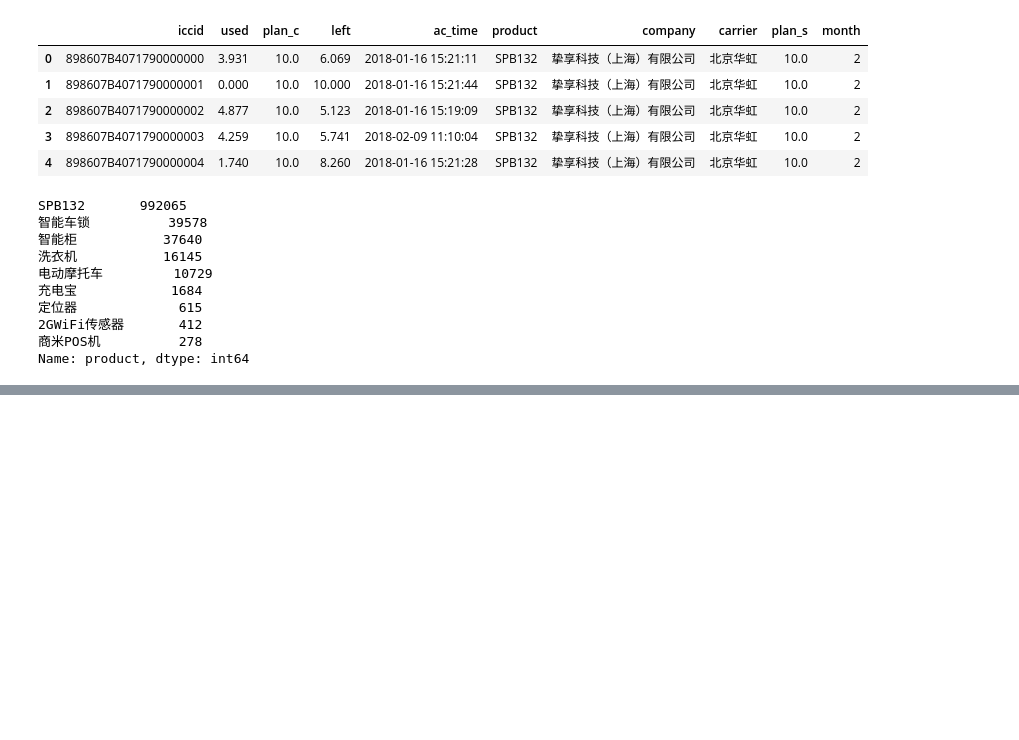
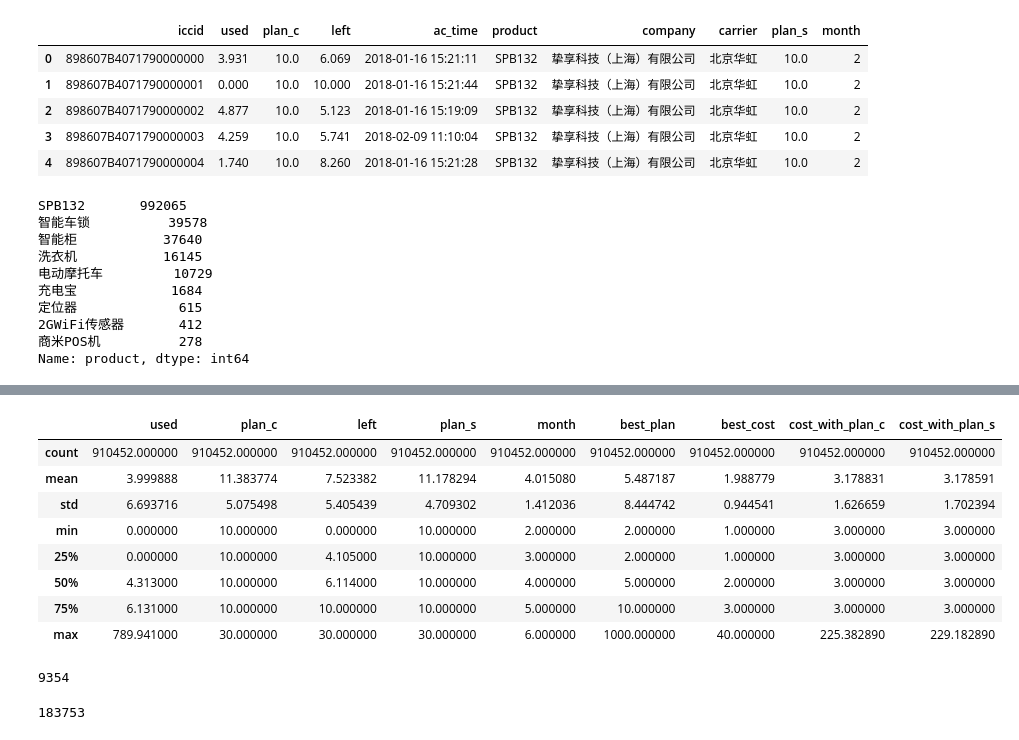
Before and after one commit to comsaint/DeviceUsageAnalysis, a Jupyter notebook: DataExplore.ipynb, the cells around one changed output, grey strips where cells are left out. Cells and saved outputs as stored; diff of their text form; code cells hidden in the pictures; blank space fills up the shorter version.

```diff
--- a/DataExplore.ipynb
+++ b/DataExplore.ipynb
@@ -40,0 +114,12 @@ Name: product, dtype: int64
+# %%
+df_hasplan.describe()
+# %% [output]
+|  | used | plan_c | left | plan_s | month | best_plan | best_cost | cost_with_plan_c | cost_with_plan_s |
+| count | 910452.000000 | 910452.000000 | 910452.000000 | 910452.000000 | 910452.000000 | 910452.000000 | 910452.000000 | 910452.000000 | 910452.000000 |
+| mean | 3.999888 | 11.383774 | 7.523382 | 11.178294 | 4.015080 | 5.487187 | 1.988779 | 3.178831 | 3.178591 |
+| std | 6.693716 | 5.075498 | 5.405439 | 4.709302 | 1.412036 | 8.444742 | 0.944541 | 1.626659 | 1.702394 |
+| min | 0.000000 | 10.000000 | 0.000000 | 10.000000 | 2.000000 | 2.000000 | 1.000000 | 3.000000 | 3.000000 |
+| 25% | 0.000000 | 10.000000 | 4.105000 | 10.000000 | 3.000000 | 2.000000 | 1.000000 | 3.000000 | 3.000000 |
+| 50% | 4.313000 | 10.000000 | 6.114000 | 10.000000 | 4.000000 | 5.000000 | 2.000000 | 3.000000 | 3.000000 |
+| 75% | 6.131000 | 10.000000 | 10.000000 | 10.000000 | 5.000000 | 10.000000 | 3.000000 | 3.000000 | 3.000000 |
+| max | 789.941000 | 30.000000 | 30.000000 | 30.000000 | 6.000000 | 1000.000000 | 40.000000 | 225.382890 | 229.182890 |
@@ -40,0 +128,4 @@ Name: product, dtype: int64
+# %%
+len(df_diff_plan)
+# %% [output]
+9354
@@ -40,0 +139,4 @@ Name: product, dtype: int64
+# %%
+len(df_jun)
+# %% [output]
+183753
```
Also changed, not shown: parts of 19 cells of this notebook, 2 other files.
